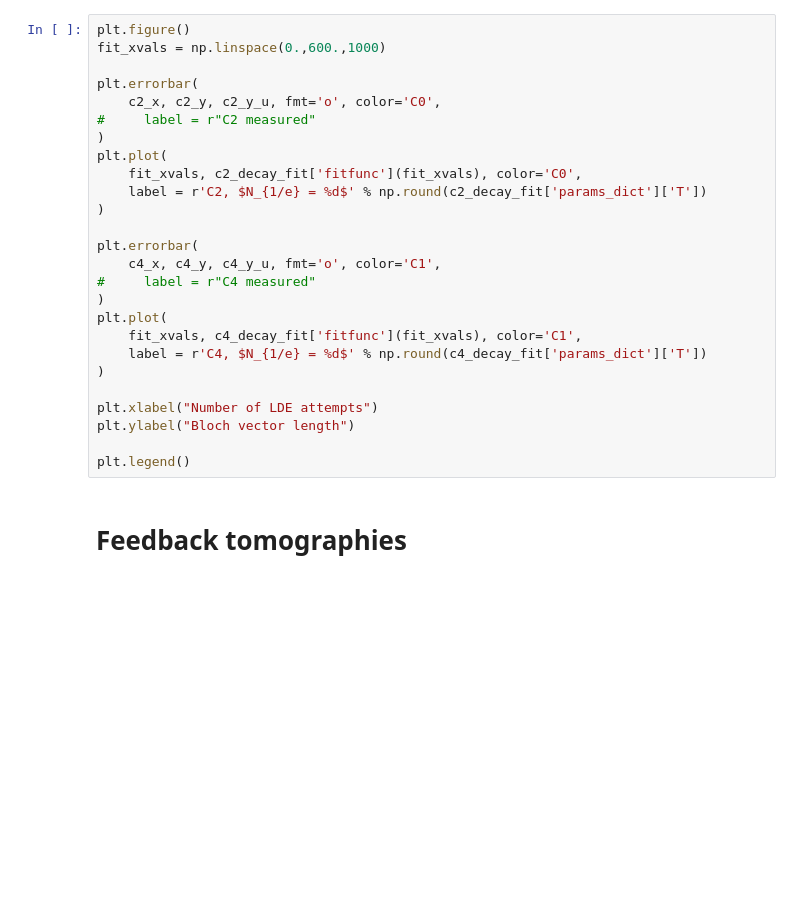
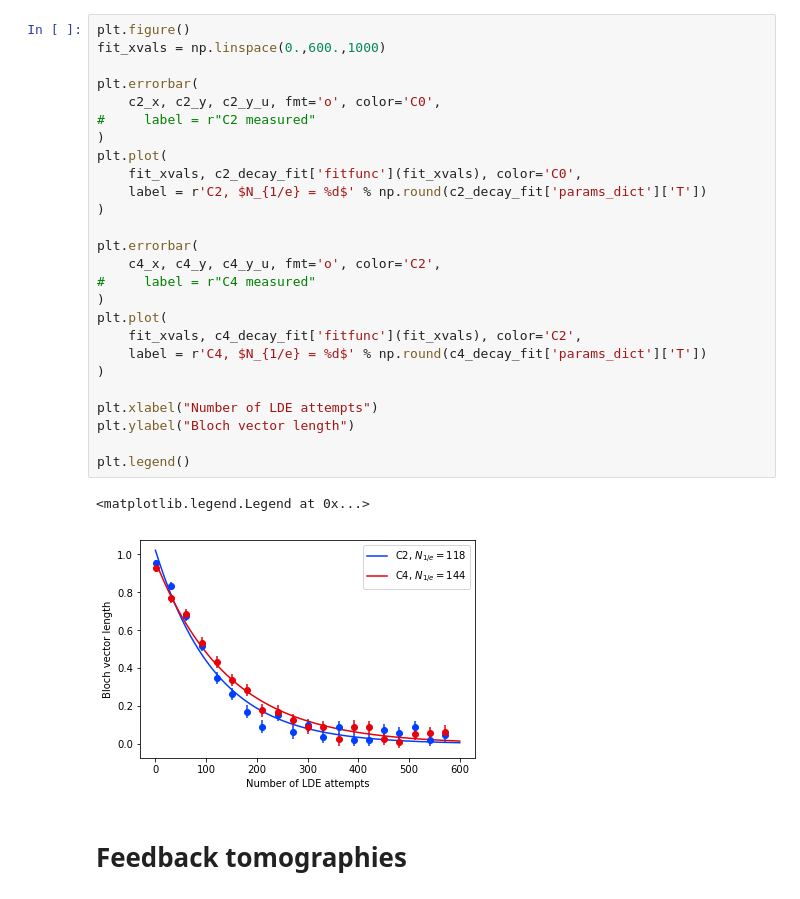
Before and after one commit to zaguros/analysis, a Jupyter notebook: notebooks/FastCarbonControl/Nuclear state storage multi C clean.ipynb, the cells around one changed output. Saved outputs shown, nothing was run; the diff lists cells and outputs as text; blank space fills up the shorter version.

```diff
--- a/notebooks/FastCarbonControl/Nuclear state storage multi C clean.ipynb
+++ b/notebooks/FastCarbonControl/Nuclear state storage multi C clean.ipynb
@@ -35,29 +81,32 @@ c4_x, c4_y, c4_y_u, c4_decay_fit = pu_delayfb.number_of_repetitions(
 # %%
 plt.figure()
 fit_xvals = np.linspace(0.,600.,1000)
 
 plt.errorbar(
     c2_x, c2_y, c2_y_u, fmt='o', color='C0',
 #     label = r"C2 measured"
 )
 plt.plot(
     fit_xvals, c2_decay_fit['fitfunc'](fit_xvals), color='C0',
     label = r'C2, $N_{1/e} = %d$' % np.round(c2_decay_fit['params_dict']['T'])
 )
 
 plt.errorbar(
-    c4_x, c4_y, c4_y_u, fmt='o', color='C1',
+    c4_x, c4_y, c4_y_u, fmt='o', color='C2',
 #     label = r"C4 measured"
 )
 plt.plot(
-    fit_xvals, c4_decay_fit['fitfunc'](fit_xvals), color='C1',
+    fit_xvals, c4_decay_fit['fitfunc'](fit_xvals), color='C2',
     label = r'C4, $N_{1/e} = %d$' % np.round(c4_decay_fit['params_dict']['T'])
 )
 
 plt.xlabel("Number of LDE attempts")
 plt.ylabel("Bloch vector length")
 
 plt.legend()
+# %% [output]
+<matplotlib.legend.Legend at 0x...>
+[figure, added]
 # %% [markdown]
 # Feedback tomographies
 # %%
```
Also changed, not shown: parts of 19 cells of this notebook, 24 other files.
